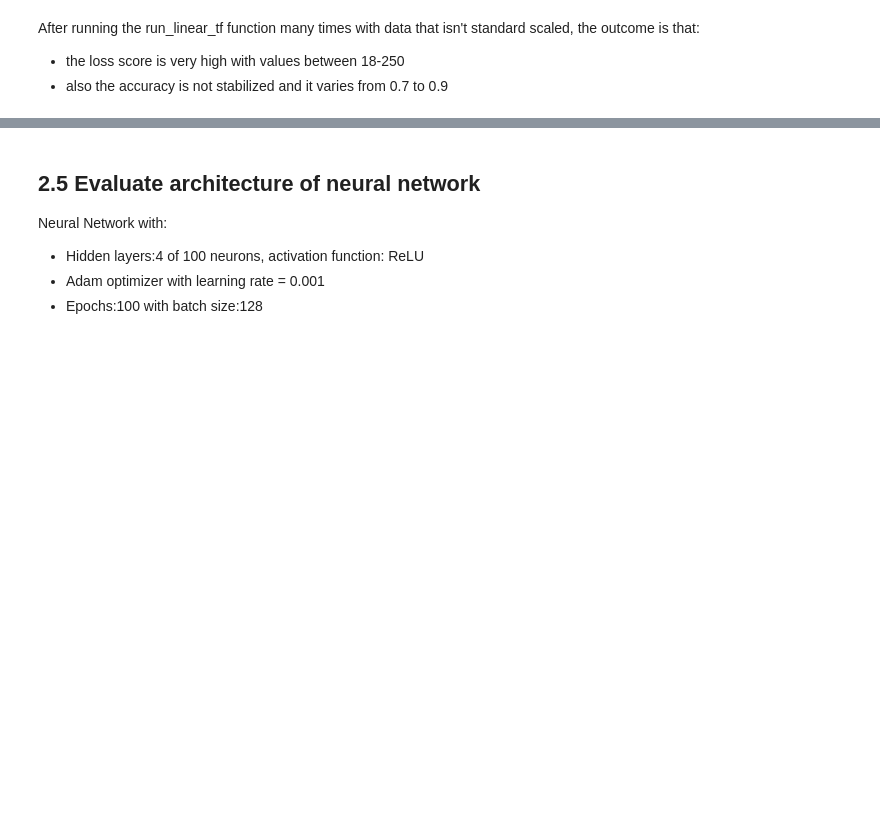
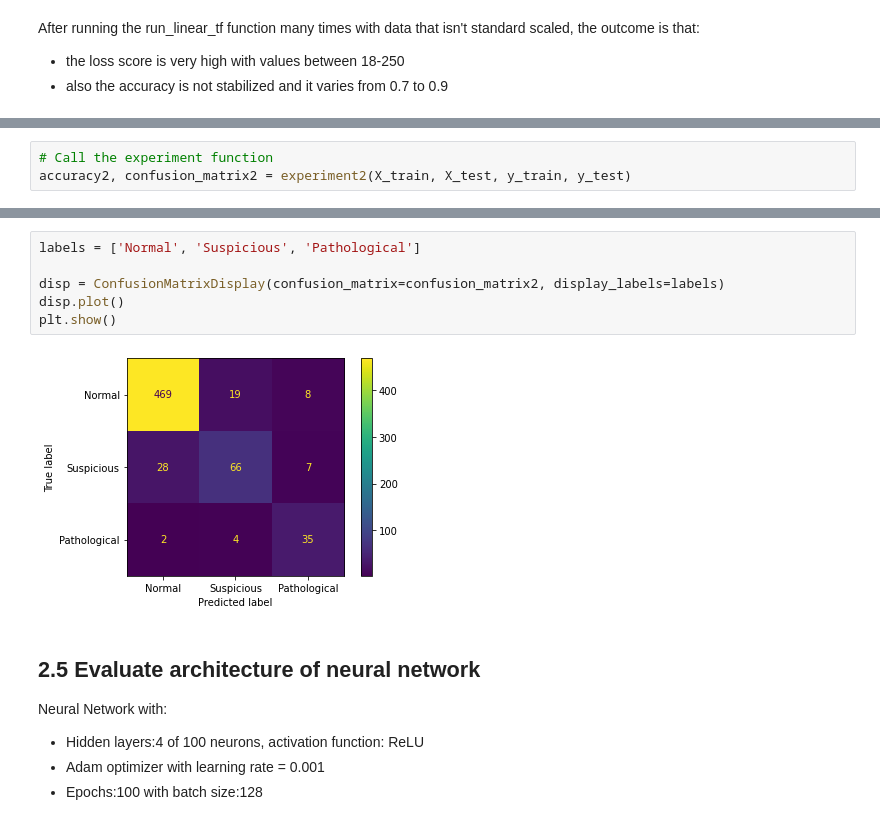
Before and after one commit to Niroth36/fetal_health_Classification, a Jupyter notebook: it21395first.ipynb, the cells around one changed output, grey strips where cells are left out. Saved outputs shown, nothing was run; the diff lists cells and outputs as text; blank space fills up the shorter version.

```diff
--- a/it21395first.ipynb
+++ b/it21395first.ipynb
@@ -524,0 +614,3 @@ def experiment_N_N(X_train, X_test, y_train, y_test):
+# %%
+# Call the experiment function
+accuracy2, confusion_matrix2 = experiment2(X_train, X_test, y_train, y_test)
@@ -525,3 +642,11 @@ def experiment_N_N(X_train, X_test, y_train, y_test):
+# %%
+labels = ['Normal', 'Suspicious', 'Pathological']
+
+disp = ConfusionMatrixDisplay(confusion_matrix=confusion_matrix2, display_labels=labels)
+disp.plot()
+plt.show()
+# %% [output]
+[figure, added]
 # %% [markdown]
 ## 2.5 Evaluate architecture of neural network
 Neural Network with:
```
Also changed, not shown: parts of 20 cells of this notebook.
